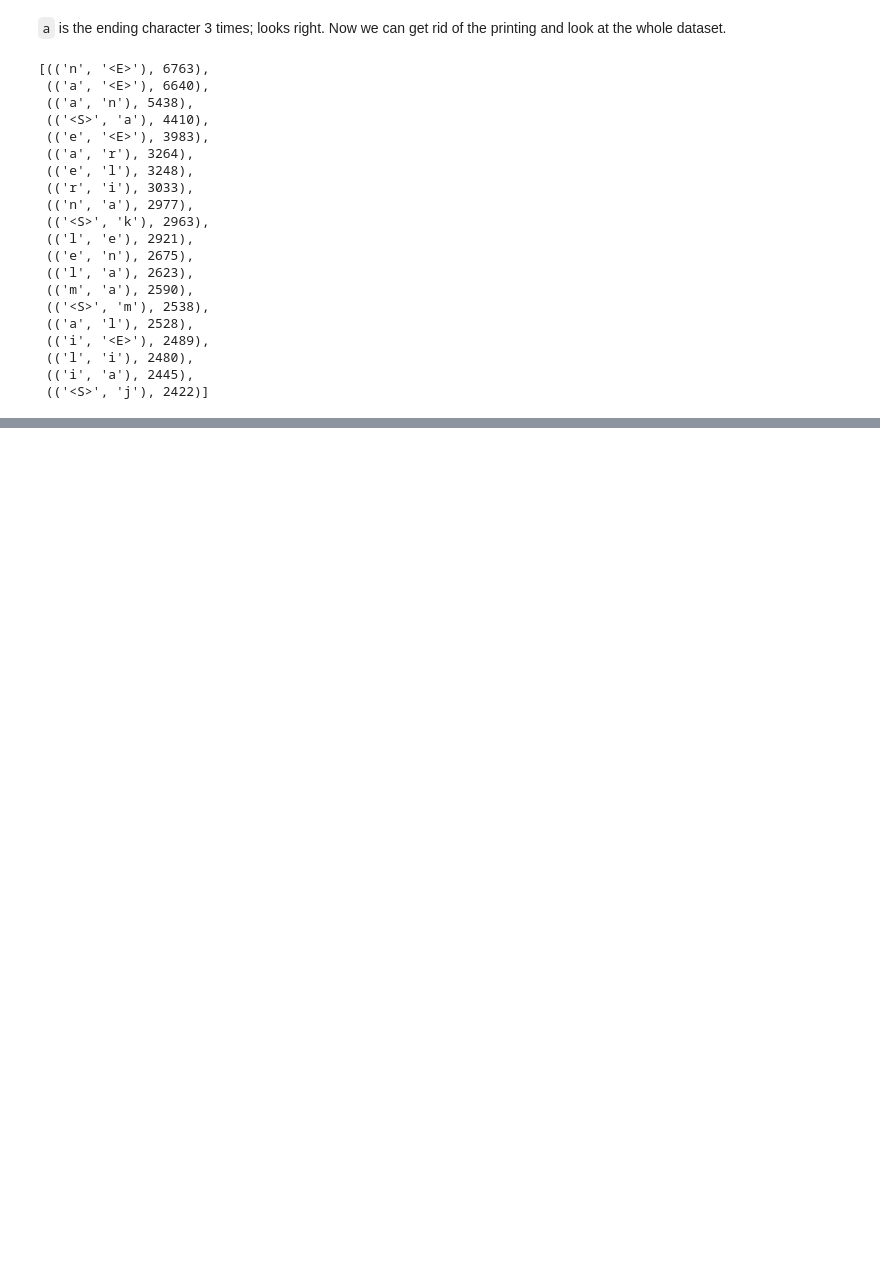
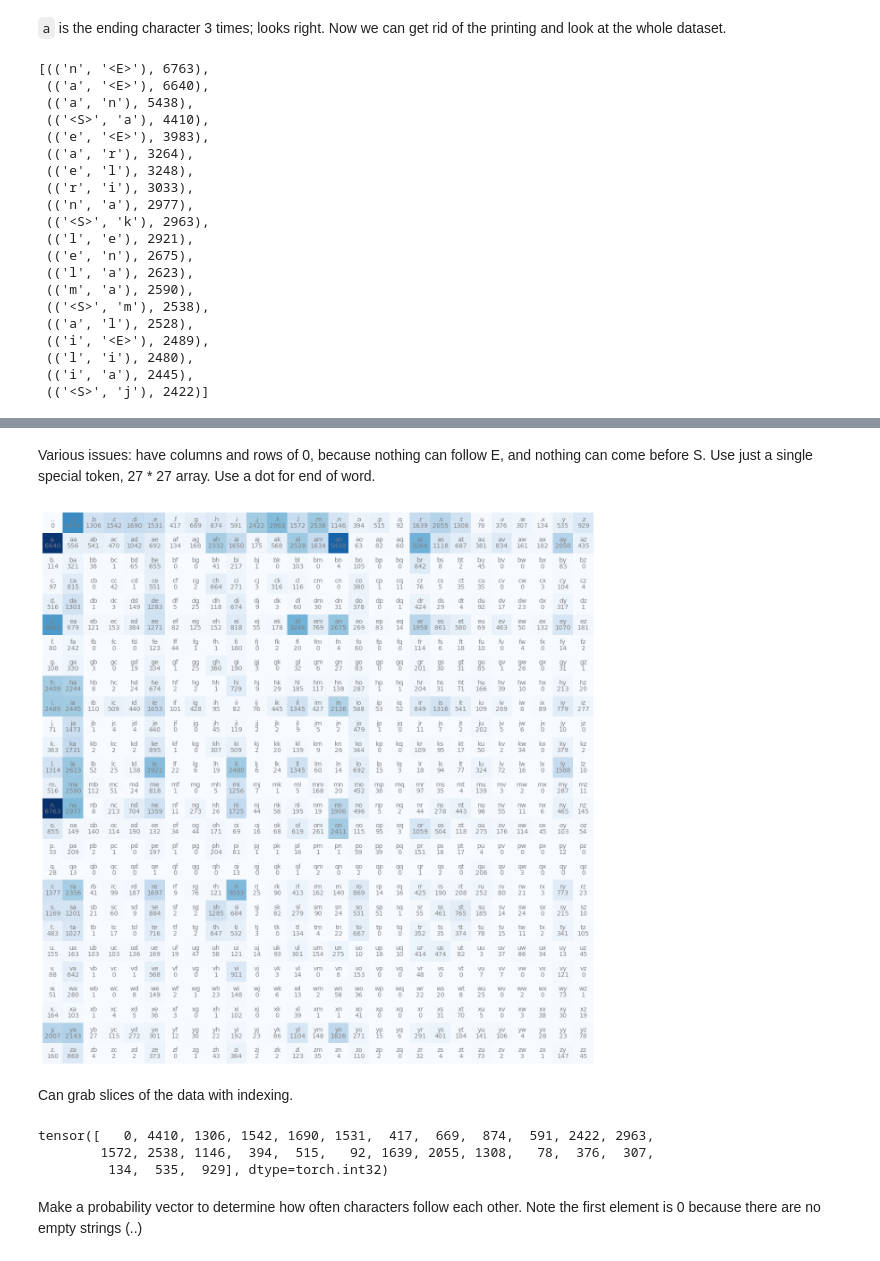
Before and after one commit to phively/nn-zero-to-hero, a Jupyter notebook: 02 Building makemore.ipynb, the cells around one changed output, grey strips where cells are left out. Drawn from its saved outputs; the diff is of its cells as text; code cells hidden in the pictures; blank space fills up the shorter version.

```diff
--- a/02 Building makemore.ipynb
+++ b/02 Building makemore.ipynb
@@ -173,0 +263,40 @@ For efficiency, use PyTorch.
+# %% [markdown]
+Various issues: have columns and rows of 0, because nothing can follow E, and nothing can come before S. Use just a single special token, 27 * 27 array. Use a dot for end of word.
+# %%
+# Put special . as 0 element, and shift the alphabet over by 1
+chars = sorted(list(set(''.join(words))))
+stoi = {s:i+1 for i,s in enumerate(chars)}
+stoi['.'] = 0
+itos = {i:s for s,i in stoi.items()}
+# %%
+N = torch.zeros((27, 27), dtype = torch.int32)
+
+for w in words:
+  chs = ['.'] + list(w) + ['.']
+  for ch1, ch2 in zip(chs, chs[1:]):
+    ix1 = stoi[ch1]
+    ix2 = stoi[ch2]
+    N[ix1, ix2] += 1
+# %%
+%matplotlib inline
+
+plt.figure(figsize=(16,16))
+plt.imshow(N, cmap='Blues')
+for i in range(27):
+    for j in range(27):
+        chstr = itos[i] + itos[j]
+        plt.text(j, i, chstr, ha="center", va="bottom", color='gray')
+        plt.text(j, i, N[i, j].item(), ha="center", va="top", color='gray')
+plt.axis('off');
+# %% [output]
+[figure, added]
+# %% [markdown]
+Can grab slices of the data with indexing.
+# %%
+N[0]
+# %% [output]
+tensor([   0, 4410, 1306, 1542, 1690, 1531,  417,  669,  874,  591, 2422, 2963,
+        1572, 2538, 1146,  394,  515,   92, 1639, 2055, 1308,   78,  376,  307,
+         134,  535,  929], dtype=torch.int32)
+# %% [markdown]
+Make a probability vector to determine how often characters follow each other. Note the first element is 0 because there are no empty strings (..)
```
Also changed, not shown: parts of 34 cells of this notebook.
